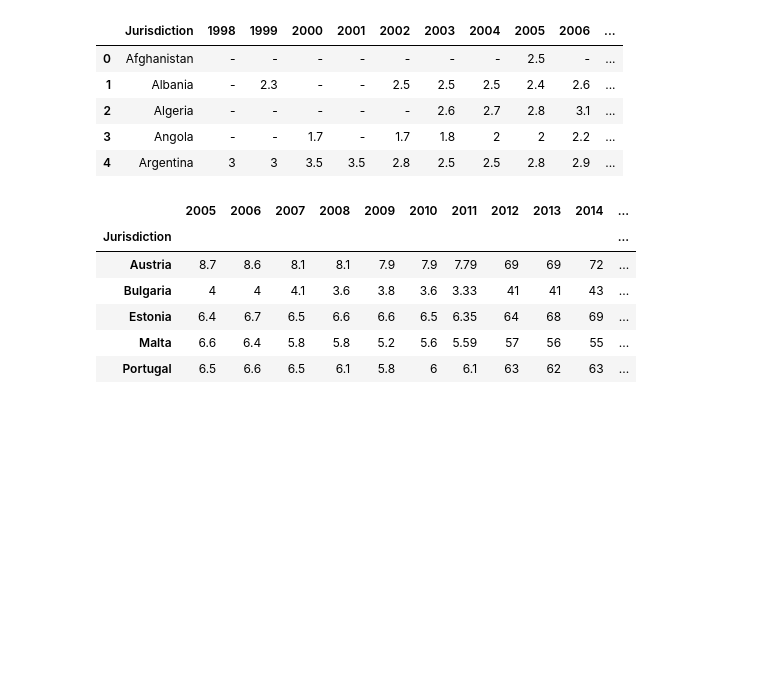
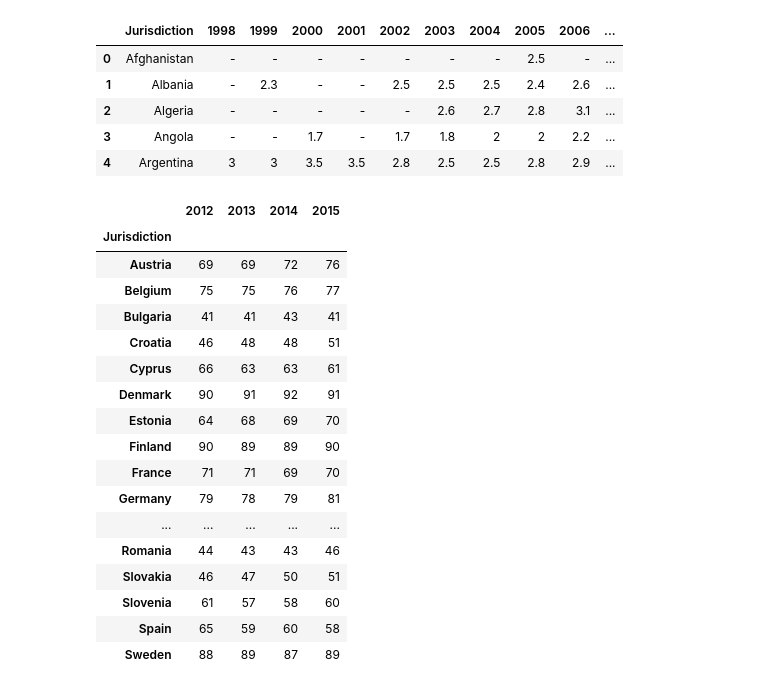
Before and after one commit to fduartej/data_visualization_python, a Jupyter notebook: notebook/CorrupcionPercepcionIndex.ipynb, the cells around one changed output. Drawn from its saved outputs; the diff is of its cells as text; code cells hidden in the pictures; blank space fills up the shorter version.

```diff
--- a/notebook/CorrupcionPercepcionIndex.ipynb
+++ b/notebook/CorrupcionPercepcionIndex.ipynb
@@ -22,30 +22,41 @@ cpi.head()
 # %%
 # Paises de la union europea
 # Alemania, Bélgica, Croacia, Dinamarca, España, Francia, Irlanda, Letonia, Luxemburgo, Países Bajos, Suecia, Bulgaria, Eslovaquia,
 # Estonia, Grecia, Malta, Polonia, República Checa, Austria, Chipre, Eslovenia, Finlandia, Hungría, Italia, Lituania, Portugal y Rumanía
 
-cpiEuropa = cpi[(cpi.Jurisdiction == 'Alemania') | (cpi.Jurisdiction =='Belgica') | (cpi.Jurisdiction =='Croacia') |
-     (cpi.Jurisdiction =='Dinamarca') | (cpi.Jurisdiction =='España') | (cpi.Jurisdiction =='Francia') |
-     (cpi.Jurisdiction =='Irlanda') | (cpi.Jurisdiction =='Letonia') | (cpi.Jurisdiction =='Luxemburgo') |
-     (cpi.Jurisdiction =='Países Bajos') | (cpi.Jurisdiction =='Suecia') | (cpi.Jurisdiction =='Bulgaria') |
-     (cpi.Jurisdiction =='Eslovaquia') | (cpi.Jurisdiction =='Estonia') | (cpi.Jurisdiction =='Grecia') |
-     (cpi.Jurisdiction =='Malta') | (cpi.Jurisdiction =='Polonia') | (cpi.Jurisdiction =='República Checa') |
-     (cpi.Jurisdiction =='Austria') | (cpi.Jurisdiction =='Chipre') | (cpi.Jurisdiction =='Eslovenia') |
-     (cpi.Jurisdiction =='Finlandia') | (cpi.Jurisdiction =='Hungría') | (cpi.Jurisdiction =='Italia') |
-     (cpi.Jurisdiction =='Lituania') | (cpi.Jurisdiction =='Portugal') | (cpi.Jurisdiction =='Rumanía')
+cpiEuropa = cpi[(cpi.Jurisdiction == 'Germany') | (cpi.Jurisdiction =='Belgium') | (cpi.Jurisdiction =='Croatia') |
+     (cpi.Jurisdiction =='Denmark') | (cpi.Jurisdiction =='Spain') | (cpi.Jurisdiction =='France') |
+     (cpi.Jurisdiction =='Irland') | (cpi.Jurisdiction =='Latvia') | (cpi.Jurisdiction =='Luxemburgo') |
+     (cpi.Jurisdiction =='Netherlands') | (cpi.Jurisdiction =='Sweden') | (cpi.Jurisdiction =='Bulgaria') |
+     (cpi.Jurisdiction =='Slovakia') | (cpi.Jurisdiction =='Estonia') | (cpi.Jurisdiction =='Greece') |
+     (cpi.Jurisdiction =='Malta') | (cpi.Jurisdiction =='Poland') | (cpi.Jurisdiction =='Czechia') |
+     (cpi.Jurisdiction =='Austria') | (cpi.Jurisdiction =='Cyprus') | (cpi.Jurisdiction =='Slovenia') |
+     (cpi.Jurisdiction =='Finland') | (cpi.Jurisdiction =='Hungary') | (cpi.Jurisdiction =='Italy') |
+     (cpi.Jurisdiction =='Lithuania') | (cpi.Jurisdiction =='Portugal') | (cpi.Jurisdiction =='Romania')
     ]
 
 cpiEuropa = cpiEuropa.reset_index(drop=True).set_index('Jurisdiction')
-cpiEuropa = cpiEuropa[['2005','2006','2007','2008','2009','2010','2011','2012','2013','2014','2015']]
+cpiEuropa = cpiEuropa[['2012','2013','2014','2015']]
 cpiEuropa
 # %% [output]
-|  | 2005 | 2006 | 2007 | 2008 | 2009 | 2010 | 2011 | 2012 | 2013 | 2014 | ... |
-| Jurisdiction |  |  |  |  |  |  |  |  |  |  | ... |
-| Austria | 8.7 | 8.6 | 8.1 | 8.1 | 7.9 | 7.9 | 7.79 | 69 | 69 | 72 | ... |
-| Bulgaria | 4 | 4 | 4.1 | 3.6 | 3.8 | 3.6 | 3.33 | 41 | 41 | 43 | ... |
-| Estonia | 6.4 | 6.7 | 6.5 | 6.6 | 6.6 | 6.5 | 6.35 | 64 | 68 | 69 | ... |
-| Malta | 6.6 | 6.4 | 5.8 | 5.8 | 5.2 | 5.6 | 5.59 | 57 | 56 | 55 | ... |
-| Portugal | 6.5 | 6.6 | 6.5 | 6.1 | 5.8 | 6 | 6.1 | 63 | 62 | 63 | ... |
+|  | 2012 | 2013 | 2014 | 2015 |
+| Jurisdiction |  |  |  |  |
+| Austria | 69 | 69 | 72 | 76 |
+| Belgium | 75 | 75 | 76 | 77 |
+| Bulgaria | 41 | 41 | 43 | 41 |
+| Croatia | 46 | 48 | 48 | 51 |
+| Cyprus | 66 | 63 | 63 | 61 |
+| Denmark | 90 | 91 | 92 | 91 |
+| Estonia | 64 | 68 | 69 | 70 |
+| Finland | 90 | 89 | 89 | 90 |
+| France | 71 | 71 | 69 | 70 |
+| Germany | 79 | 78 | 79 | 81 |
+| ... | ... | ... | ... | ... |
+| Romania | 44 | 43 | 43 | 46 |
+| Slovakia | 46 | 47 | 50 | 51 |
+| Slovenia | 61 | 57 | 58 | 60 |
+| Spain | 65 | 59 | 60 | 58 |
+| Sweden | 88 | 89 | 87 | 89 |
 # %%
 # https://stackoverflow.com/questions/64949449/plotting-line-graph-for-3-variables-in-python
 
```
Also changed, not shown: parts of 2 cells of this notebook.
